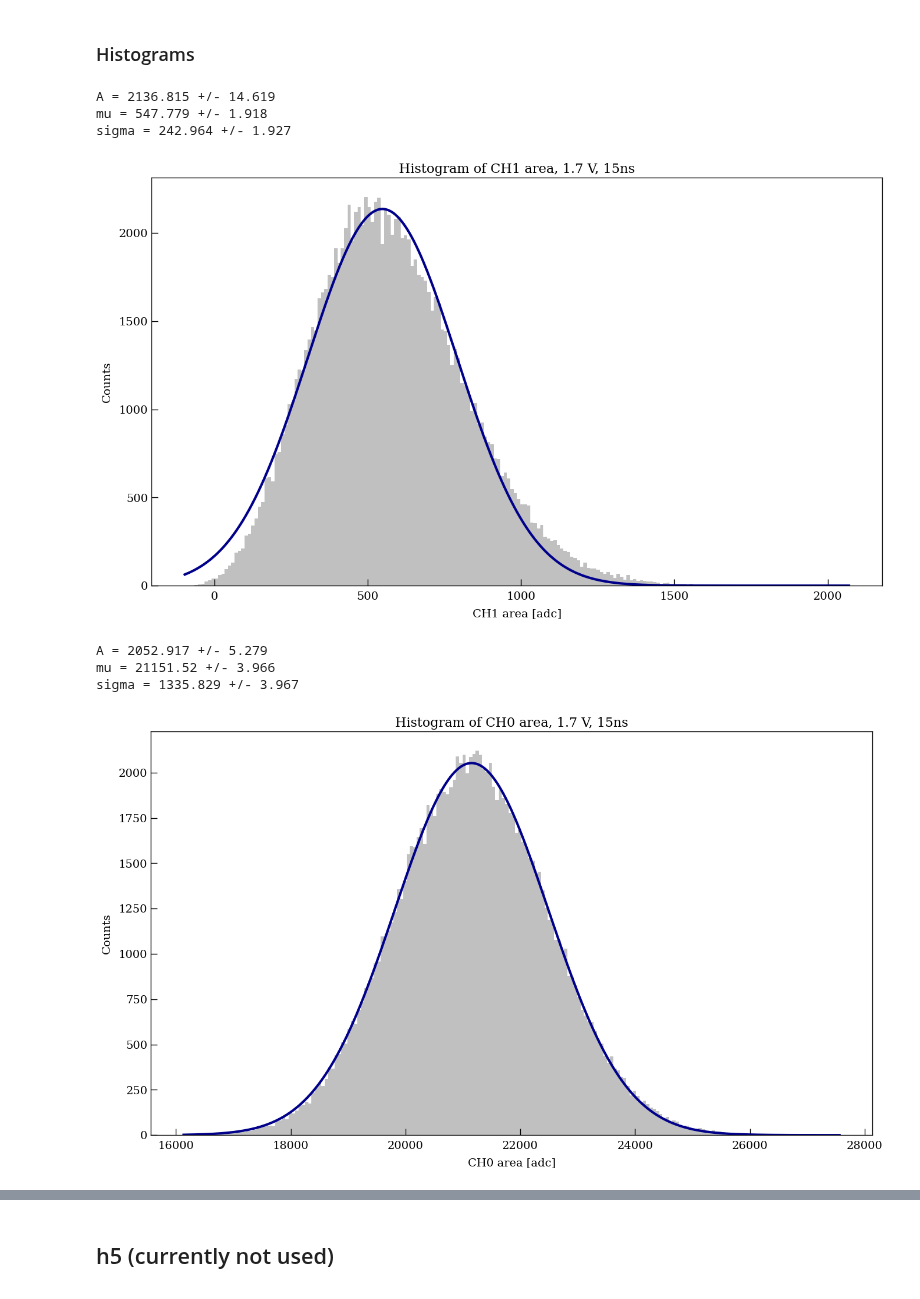
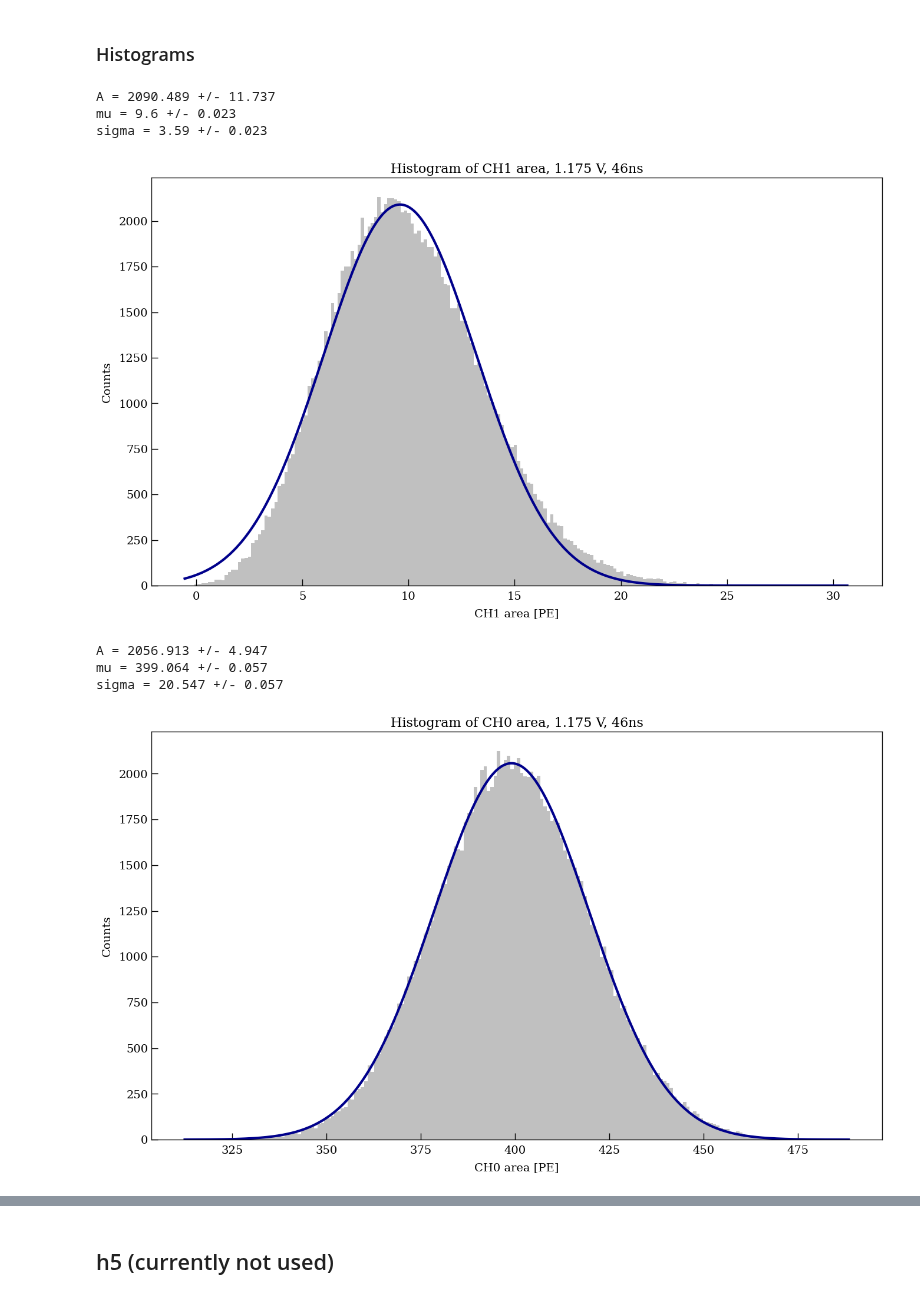
Before and after one commit to Westlake-University-Lsc-lab/RELICS_PMT_Data_Analysis, a Jupyter notebook: PolariserCheck/check_readout.ipynb, the cells around one changed output, grey strips where cells are left out. Cells and saved outputs as stored; diff of their text form; code cells hidden in the pictures.

```diff
--- a/PolariserCheck/check_readout.ipynb
+++ b/PolariserCheck/check_readout.ipynb
@@ -98 +77,5 @@ for i in range(filesnum):
+# %%
+Date = 20240826
+V = 1.175
+T = 46
 # %%
@@ -325,9 +323,9 @@ plt.show()
 ### Histograms
 # %%
 # Use numpy.hist() function to calculate histogram data
-hist,bin_edges = np.histogram(ch1_area,bins=200)
-g = hist
-x = (bin_edges[:-1] + bin_edges[1:])/2
+ch1_hist,ch1_bin_edges = np.histogram(ch1_area,bins=200)
+ch1_g = ch1_hist
+ch1_x = (ch1_bin_edges[:-1] + ch1_bin_edges[1:])/2
 
 # Define non-normalised Gaussian function
 def gaussian(x,A,mu,sigma):
@@ -335,65 +333,65 @@ def gaussian(x,A,mu,sigma):
   return g
 
 # Curve fit the histgram data using curve_fit()
-popt,pcov = curve_fit(gaussian,x,g,p0=(1000,(min(ch1_area)+max(ch1_area))/2,500))
-perr = np.sqrt(np.diag(pcov))
+ch1_popt,ch1_pcov = curve_fit(gaussian,ch1_x,ch1_g,p0=(1000,(min(ch1_area)+max(ch1_area))/2,5))
+ch1_perr = np.sqrt(np.diag(ch1_pcov))
 
-# Report the values of the fitted parameters and their errors
-print('A =', round(popt[0],3), '+/-', round(perr[0],3))
-print('mu =', round(popt[1],3), '+/-', round(perr[1],3))
-print('sigma =', round(popt[2],3), '+/-', round(perr[2],3))
+# Report the parameters
+print('A =', round(ch1_popt[0],3), '+/-', round(ch1_perr[0],3))
+print('mu =', round(ch1_popt[1],3), '+/-', round(ch1_perr[1],3))
+print('sigma =', round(ch1_popt[2],3), '+/-', round(ch1_perr[2],3))
 
 # prepare for the fitted curve
-u = np.arange(min(ch1_area),max(ch1_area),1)
-v = round(popt[0],3) * np.exp(-(u-round(popt[1],3))**2 / (2*round(popt[2],3)**2))
+ch1_u = np.arange(min(ch1_area),max(ch1_area),0.1)
+ch1_v = round(ch1_popt[0],3) * np.exp(-(ch1_u-round(ch1_popt[1],3))**2 / (2*round(ch1_popt[2],3)**2))
 
 plt.figure(figsize=(16,9))
 plt.title('Histogram of CH1 area, '+str(V)+' V, '+str(T)+'ns')
-plt.xlabel('CH1 area [adc]')
+plt.xlabel('CH1 area [PE]')
 plt.ylabel('Counts')
 plt.hist(ch1_area,bins=200,color='silver')
-plt.plot(u,v,color='darkblue',linewidth=3)
+plt.plot(ch1_u,ch1_v,color='darkblue',linewidth=3)
 plt.savefig('./img/Histogram of CH1 area, '+str(V)+' V, '+str(T)+'ns.png',dpi=300)
 plt.show()
 # %% [output]
-A = 2136.815 +/- 14.619
-mu = 547.779 +/- 1.918
-sigma = 242.964 +/- 1.927
+A = 2090.489 +/- 11.737
+mu = 9.6 +/- 0.023
+sigma = 3.59 +/- 0.023
-[figure, old version]
+[figure, new version]
 # %%
 # Use numpy.hist() function to calculate histogram data
-hist,bin_edges = np.histogram(ch0_area,bins=200)
-g = hist
-x = (bin_edges[:-1] + bin_edges[1:])/2
+ch0_hist,ch0_bin_edges = np.histogram(ch0_area,bins=200)
+ch0_g = ch0_hist
+ch0_x = (ch0_bin_edges[:-1] + ch0_bin_edges[1:])/2
 
 # Define non-normalised Gaussian function
 def gaussian(x,A,mu,sigma):
   g = A * np.exp(-(x-mu)**2 / (2*sigma**2))
   return g
 
 # Curve fit the histgram data using curve_fit()
-popt,pcov = curve_fit(gaussian,x,g,p0=(1000,(min(ch0_area)+max(ch0_area))/2,500))
-perr = np.sqrt(np.diag(pcov))
+ch0_popt,ch0_pcov = curve_fit(gaussian,ch0_x,ch0_g,p0=(1000,(min(ch0_area)+max(ch0_area))/2,50))
+ch0_perr = np.sqrt(np.diag(ch0_pcov))
 
-# Report the values of the fitted parameters and their errors
-print('A =', round(popt[0],3), '+/-', round(perr[0],3))
-print('mu =', round(popt[1],3), '+/-', round(perr[1],3))
-print('sigma =', round(popt[2],3), '+/-', round(perr[2],3))
+# Report the parameters
+print('A =', round(ch0_popt[0],3), '+/-', round(ch0_perr[0],3))
+print('mu =', round(ch0_popt[1],3), '+/-', round(ch0_perr[1],3))
+print('sigma =', round(ch0_popt[2],3), '+/-', round(ch0_perr[2],3))
 
 # prepare for the fitted curve
-u = np.arange(min(ch0_area),max(ch0_area),1)
-v = round(popt[0],3) * np.exp(-(u-round(popt[1],3))**2 / (2*round(popt[2],3)**2))
+ch0_u = np.arange(min(ch0_area),max(ch0_area),0.1)
+ch0_v = round(ch0_popt[0],3) * np.exp(-(ch0_u-round(ch0_popt[1],3))**2 / (2*round(ch0_popt[2],3)**2))
 
 plt.figure(figsize=(16,9))
 plt.title('Histogram of CH0 area, '+str(V)+' V, '+str(T)+'ns')
-plt.xlabel('CH0 area [adc]')
+plt.xlabel('CH0 area [PE]')
 plt.ylabel('Counts')
 plt.hist(ch0_area,bins=200,color='silver')
-plt.plot(u,v,color='darkblue',linewidth=3)
+plt.plot(ch0_u,ch0_v,color='darkblue',linewidth=3)
 plt.savefig('./img/Histogram of CH0 area, '+str(V)+' V, '+str(T)+'ns.png',dpi=300)
 plt.show()
 # %% [output]
-A = 2052.917 +/- 5.279
-mu = 21151.52 +/- 3.966
-sigma = 1335.829 +/- 3.967
+A = 2056.913 +/- 4.947
+mu = 399.064 +/- 0.057
+sigma = 20.547 +/- 0.057
-[figure, old version]
+[figure, new version]
```
Also changed, not shown: parts of 14 cells of this notebook.
